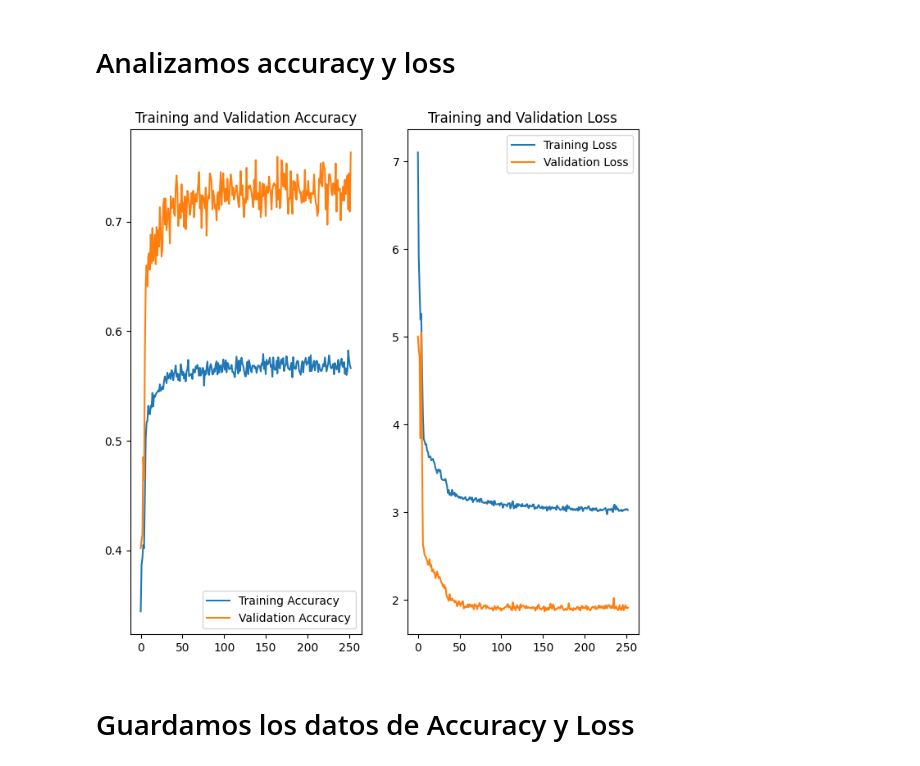
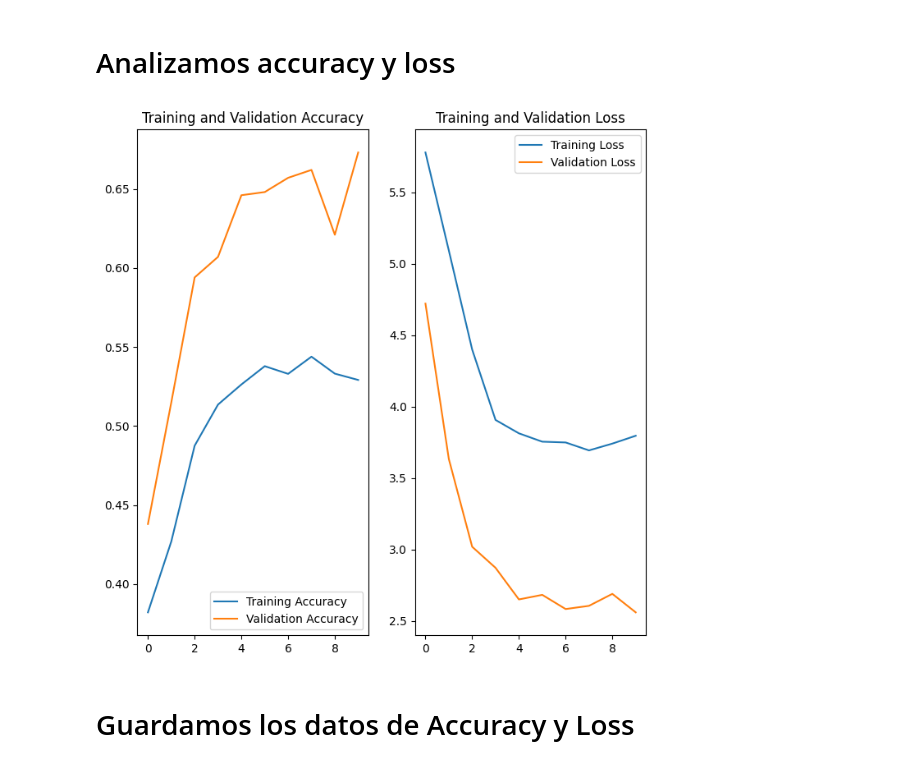
Before and after one commit to RafaSanCed/Tesis-Maestria, a Jupyter notebook: Creación de redes neuronales/Redes 100,200/Redes densas/Campos vectoriales 100.ipynb, the cells around one changed output. Drawn from its saved outputs; the diff is of its cells as text; code cells hidden in the pictures.

```diff
--- a/Creación de redes neuronales/Redes 100,200/Redes densas/Campos vectoriales 100.ipynb
+++ b/Creación de redes neuronales/Redes 100,200/Redes densas/Campos vectoriales 100.ipynb
@@ -171,7 +171,7 @@ def scheduler(epoch, lr):
   else:
     return 1e-3 -  9.9e-6** epoch
 # %%
-val_epochs = 1000
+val_epochs = 10
 
 early_stop = tf.keras.callbacks.EarlyStopping( monitor = 'val_loss', patience = 100,verbose = 1,
                                               restore_best_weights = True)
@@ -201,27 +204,27 @@ Epoch 253: early stopping
 # %%
 acc = history.history['accuracy']
 val_acc = history.history['val_accuracy']
 
 loss = history.history['loss']
 val_loss = history.history['val_loss']
 
 #epochs_range = range(val_epochs)
-epochs_range = range(253)
+epochs_range = range(val_epochs)
 plt.figure(figsize=(8, 8))
 plt.subplot(1, 2, 1)
 plt.plot(epochs_range, acc, label='Training Accuracy')
 plt.plot(epochs_range, val_acc, label='Validation Accuracy')
 plt.legend(loc='lower right')
 plt.title('Training and Validation Accuracy')
 
 plt.subplot(1, 2, 2)
 plt.plot(epochs_range, loss, label='Training Loss')
 plt.plot(epochs_range, val_loss, label='Validation Loss')
 plt.legend(loc='upper right')
 plt.title('Training and Validation Loss')
 plt.show()
 # %% [output]
-[figure, old version]
+[figure, new version]
 # %% [markdown]
 # Guardamos los datos de Accuracy y Loss
 # %%
```
Also changed, not shown: parts of 6 cells of this notebook, 16 other files.
